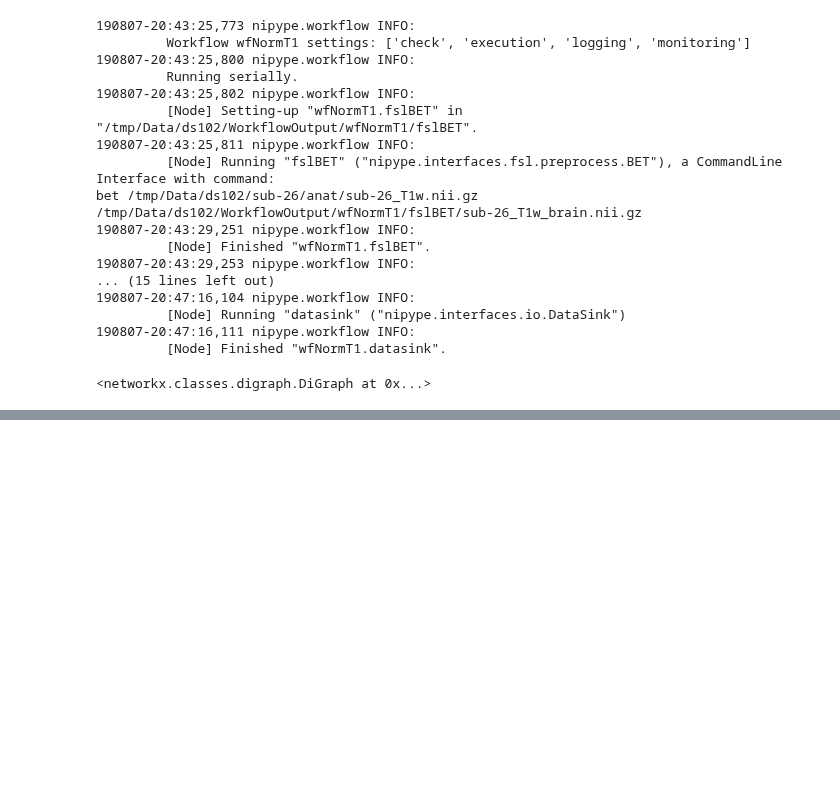
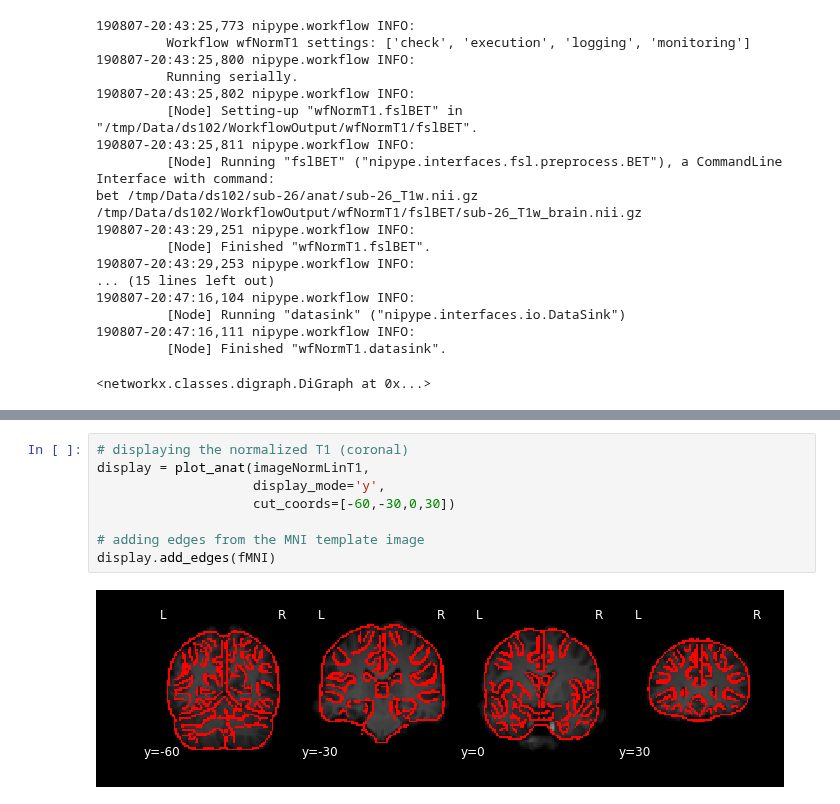
Before and after one commit to sathayas/JupyterfMRIFall2019, a Jupyter notebook: Normalization.ipynb, the cells around one changed output, grey strips where cells are left out. Saved outputs shown, nothing was run; the diff lists cells and outputs as text; blank space fills up the shorter version.

```diff
--- a/Normalization.ipynb
+++ b/Normalization.ipynb
@@ -489,0 +517,10 @@ bet /tmp/Data/ds102/sub-26/anat/sub-26_T1w.nii.gz /tmp/Data/ds102/WorkflowOutput
+# %%
+# displaying the normalized T1 (coronal)
+display = plot_anat(imageNormLinT1,
+                    display_mode='y',
+                    cut_coords=[-60,-30,0,30])
+
+# adding edges from the MNI template image
+display.add_edges(fMNI)
+# %% [output]
+[figure, added]
```
Also changed, not shown: parts of 9 cells of this notebook.
